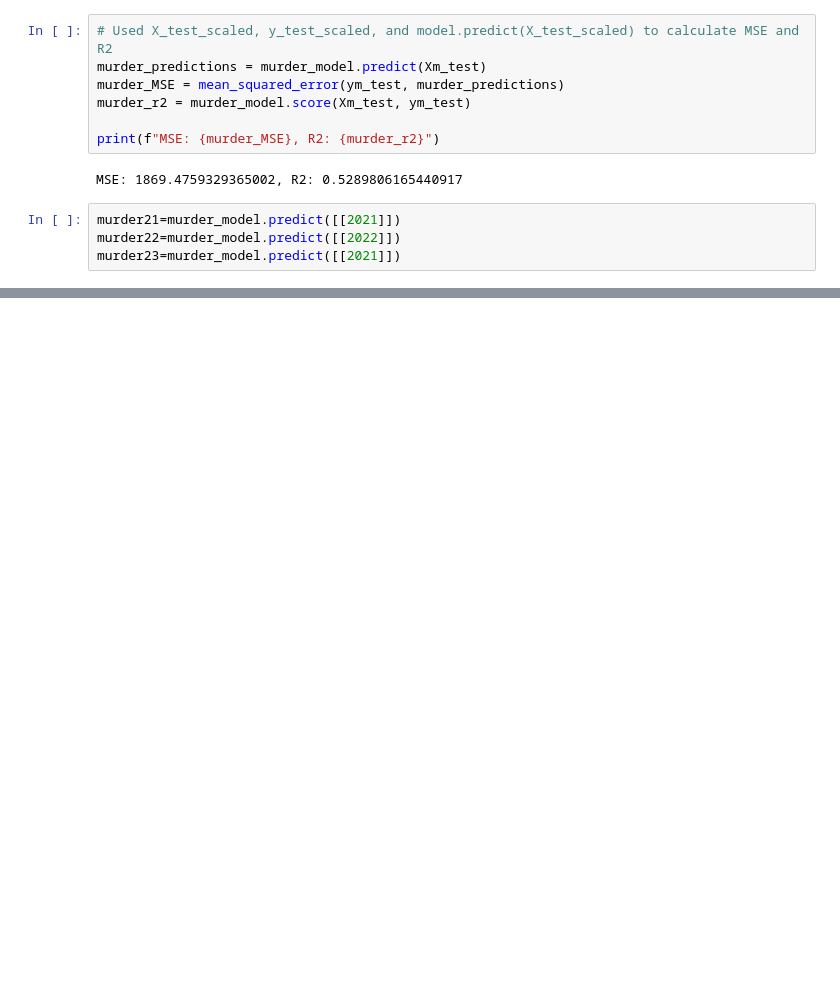
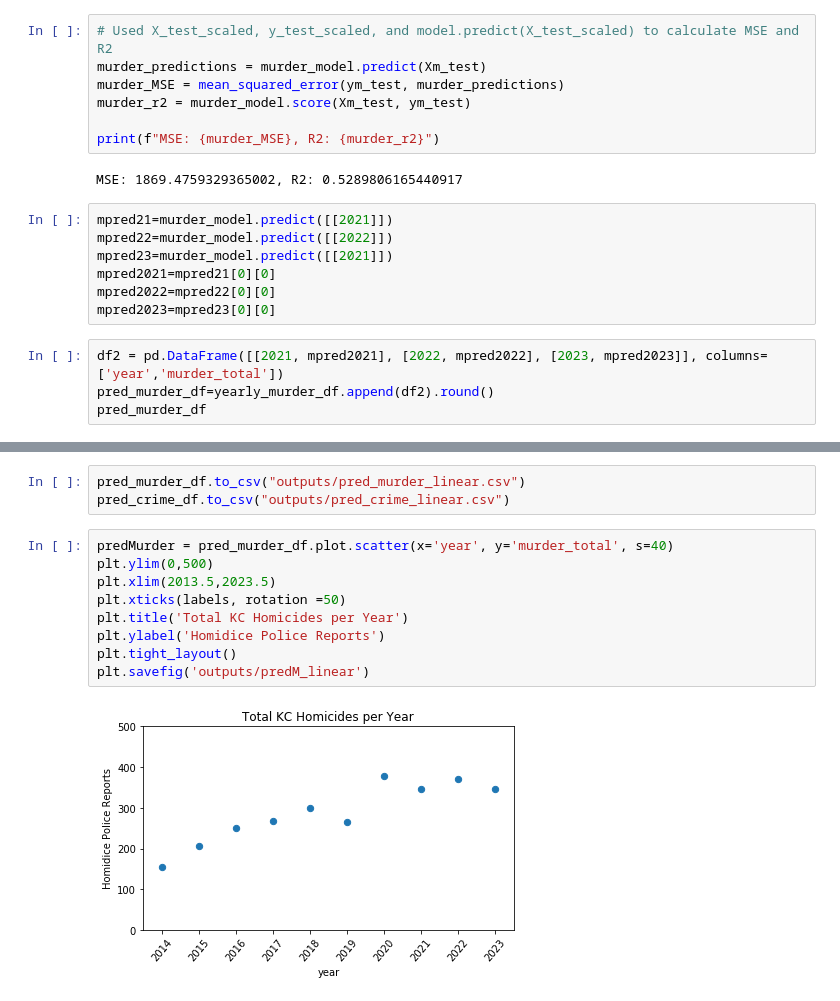
Before and after one commit to sarah-martin/KC_Crime_Predictive_Analysis, a Jupyter notebook: Linear_Models.ipynb, the cells around one changed output, grey strips where cells are left out. Cells and saved outputs as stored; diff of their text form; blank space fills up the shorter version.

```diff
--- a/Linear_Models.ipynb
+++ b/Linear_Models.ipynb
@@ -231,6 +263,13 @@ print(f"MSE: {murder_MSE}, R2: {murder_r2}")
 # %% [output]
 MSE: 1869.4759329365002, R2: 0.5289806165440917
 # %%
-murder21=murder_model.predict([[2021]])
-murder22=murder_model.predict([[2022]])
-murder23=murder_model.predict([[2021]])
+mpred21=murder_model.predict([[2021]])
+mpred22=murder_model.predict([[2022]])
+mpred23=murder_model.predict([[2021]])
+mpred2021=mpred21[0][0]
+mpred2022=mpred22[0][0]
+mpred2023=mpred23[0][0]
+# %%
+df2 = pd.DataFrame([[2021, mpred2021], [2022, mpred2022], [2023, mpred2023]], columns=['year','murder_total'])
+pred_murder_df=yearly_murder_df.append(df2).round()
+pred_murder_df
@@ -236,0 +288,14 @@ murder23=murder_model.predict([[2021]])
+# %%
+pred_murder_df.to_csv("outputs/pred_murder_linear.csv")
+pred_crime_df.to_csv("outputs/pred_crime_linear.csv")
+# %%
+predMurder = pred_murder_df.plot.scatter(x='year', y='murder_total', s=40)
+plt.ylim(0,500)
+plt.xlim(2013.5,2023.5)
+plt.xticks(labels, rotation =50)
+plt.title('Total KC Homicides per Year')
+plt.ylabel('Homidice Police Reports')
+plt.tight_layout()
+plt.savefig('outputs/predM_linear')
+# %% [output]
+[figure, added]
```
Also changed, not shown: parts of 6 cells of this notebook, 7 other files.
